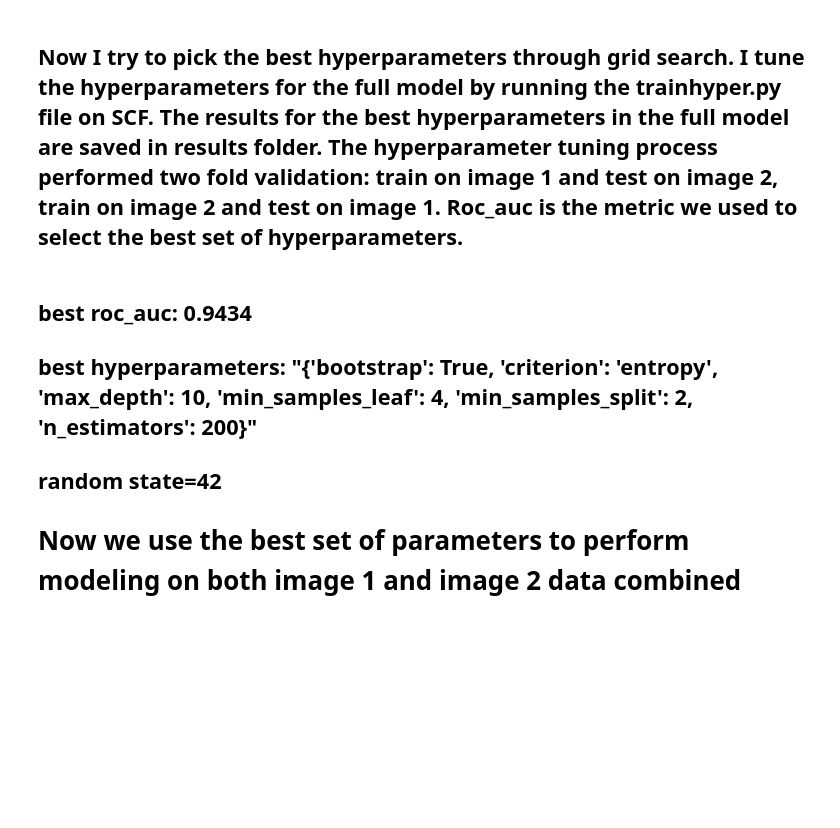
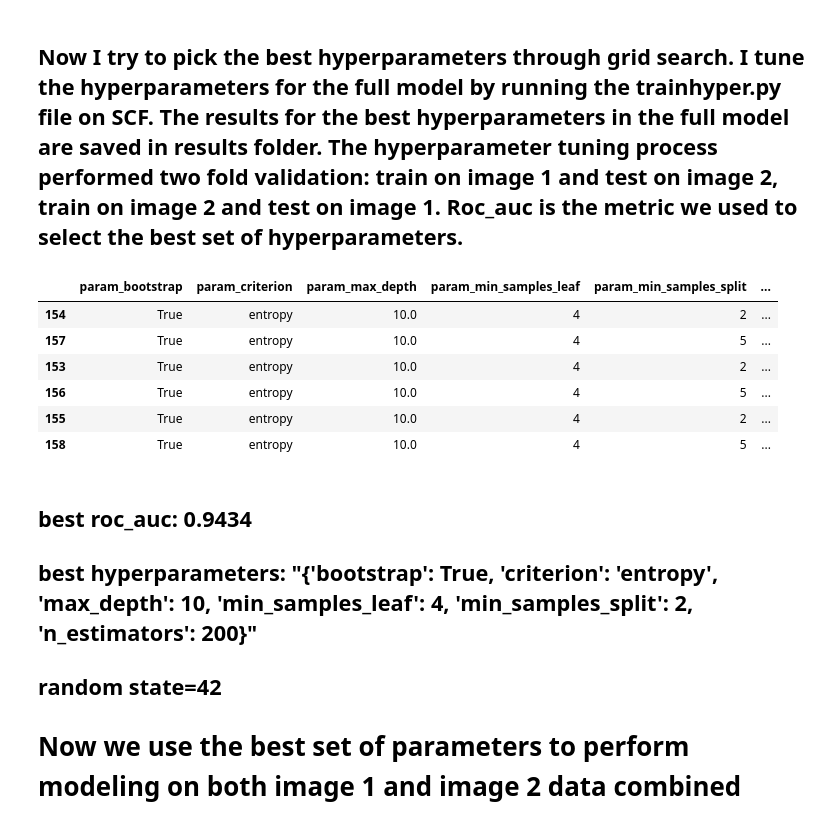
Before and after one commit to CptMgm/stat-215-group, a Jupyter notebook: lab4/code/models/randomforest/randomforest_anqi.ipynb, the cells around one changed output. Saved outputs shown, nothing was run; the diff lists cells and outputs as text; code cells hidden in the pictures; blank space fills up the shorter version.

```diff
--- a/lab4/code/models/randomforest/randomforest_anqi.ipynb
+++ b/lab4/code/models/randomforest/randomforest_anqi.ipynb
@@ -80,3 +57,20 @@ model 1 gives a 82% accuracy
 # %% [markdown]
 ## Now I try to pick the best hyperparameters through grid search. I tune the hyperparameters for the full model by running the trainhyper.py file on SCF. The results for the best hyperparameters in the full model are saved in results folder. The hyperparameter tuning process performed two fold validation: train on image 1 and test on image 2, train on image 2 and test on image 1. Roc_auc is the metric we used to select the best set of hyperparameters.
+# %%
+#load csv file
+hyper_p_results = pd.read_csv("../../../results/grid_search_results_full_model.csv") #this is the grid search result for choosing the hyperparameters
+hyper_p_results=pd.DataFrame(hyper_p_results)
+columns_to_drop=list(hyper_p_results.columns[:4])+[hyper_p_results.columns[10]]+list(hyper_p_results.columns[14:18])+list(hyper_p_results.columns[19:21])
+hyper_p_results_dropped = hyper_p_results.drop(columns=columns_to_drop)
+hyper_p_results_sorted =hyper_p_results_dropped.sort_values(by='mean_test_roc_auc', ascending=False)
+# Display the first 6 rows of the hyper_p_results_sorted DataFrame in a Jupyter Notebook
+hyper_p_results_sorted.head(6)
+# %% [output]
+|  | param_bootstrap | param_criterion | param_max_depth | param_min_samples_leaf | param_min_samples_split | ... |
+| 154 | True | entropy | 10.0 | 4 | 2 | ... |
+| 157 | True | entropy | 10.0 | 4 | 5 | ... |
+| 153 | True | entropy | 10.0 | 4 | 2 | ... |
+| 156 | True | entropy | 10.0 | 4 | 5 | ... |
+| 155 | True | entropy | 10.0 | 4 | 2 | ... |
+| 158 | True | entropy | 10.0 | 4 | 5 | ... |
 # %%
```
Also changed, not shown: parts of 16 cells of this notebook.
